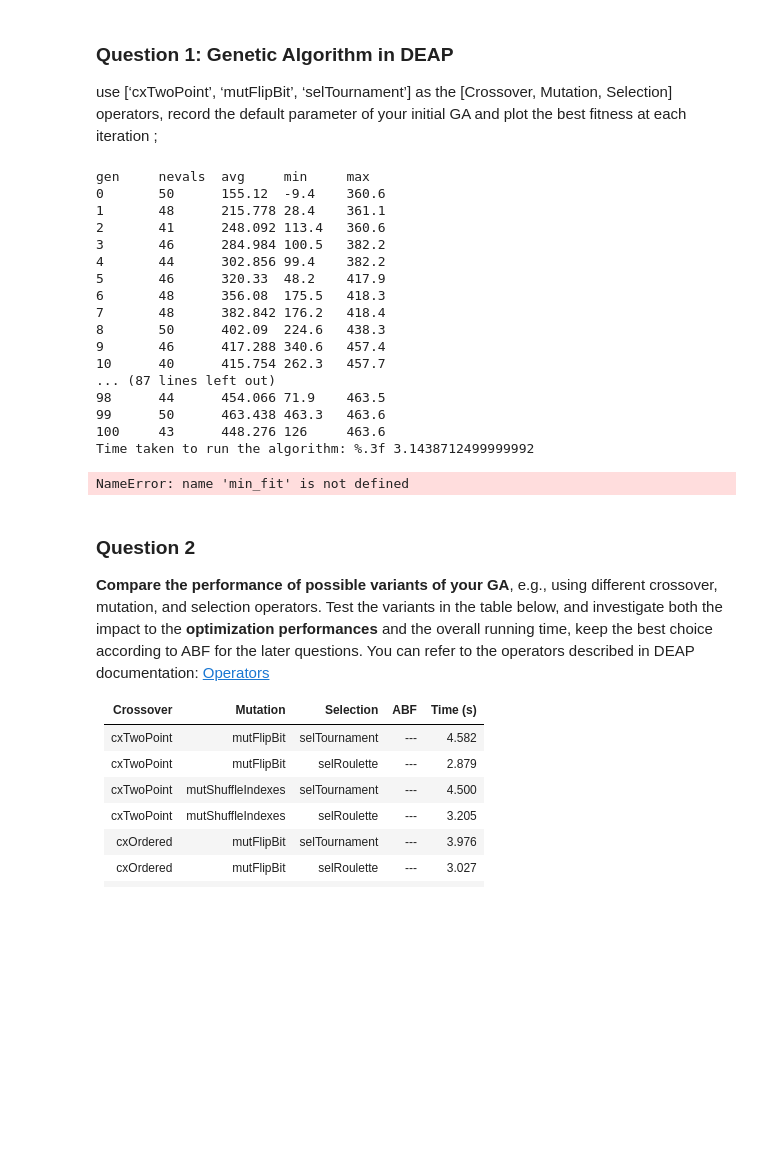
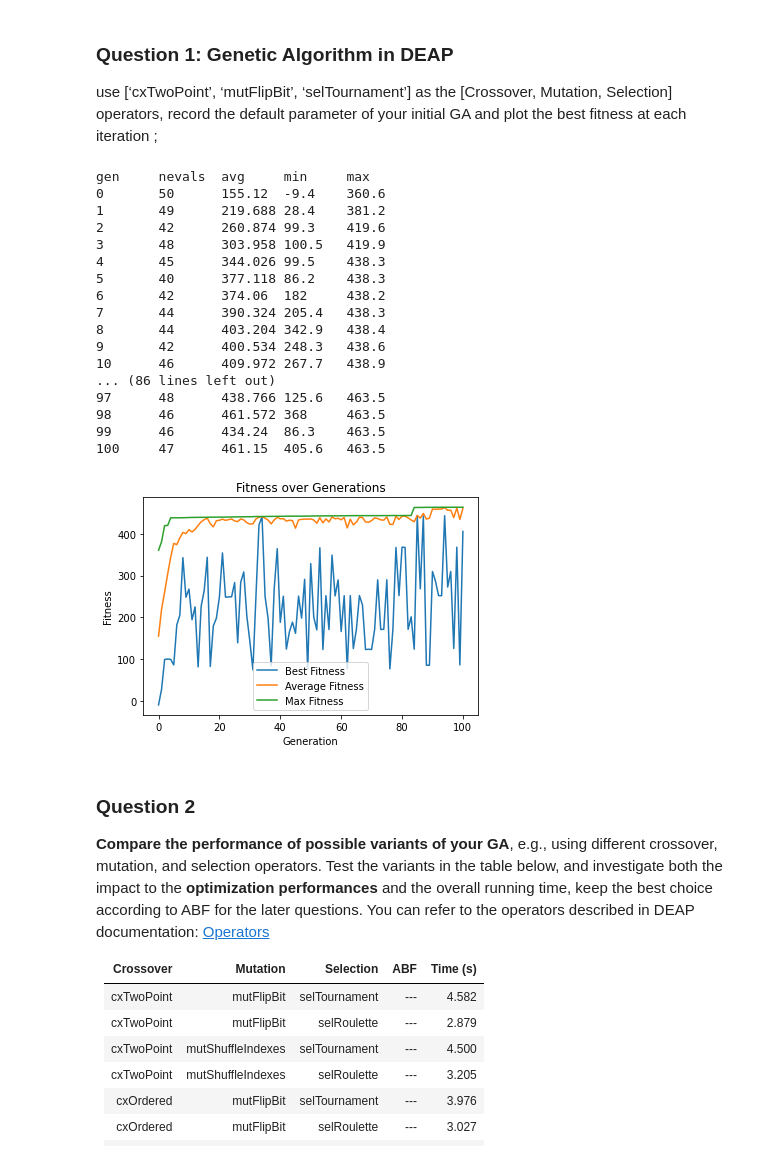
Before and after one commit to grafaelw/1BM120-Assignment14, a Jupyter notebook: Assignment-1/Petrinet.ipynb, the cells around one changed output. Cells and saved outputs as stored; diff of their text form; code cells hidden in the pictures; blank space fills up the shorter version.

```diff
--- a/Assignment-1/Petrinet.ipynb
+++ b/Assignment-1/Petrinet.ipynb
@@ -240,11 +240,8 @@ toolbox.register("individual", tools.initRepeat, creator.Individual,
                  toolbox.attributes, n=PLACES*TRANSITIONS)
 toolbox.register("population", tools.initRepeat, list, toolbox.individual)
 toolbox.register("evaluate", fitness)
-# toolbox.register("mate", tools.cxTwoPoint)
-toolbox.register("mate", tools.cxOrdered)
-# toolbox.register("mutate", tools.mutFlipBit, indpb=0.05)
-toolbox.register("mutate", tools.mutShuffleIndexes, indpb=0.05)
-# toolbox.register("select", tools.selRoulette)
+toolbox.register("mate", tools.cxTwoPoint)
+toolbox.register("mutate", tools.mutFlipBit, indpb=0.05)
 toolbox.register("select", tools.selTournament, tournsize=3)
 
 # Initialize statistics
@@ -253,51 +250,49 @@ stats.register("avg", np.mean)
 stats.register("min", np.min)
 stats.register("max", np.max)
 
 # Initialize the hall of fame
 hof = tools.HallOfFame(HALL_OF_FAME_SIZE)
 
 start_time = time.time()
 # Run the algorithm
 pop = toolbox.population(n=POPULATION_SIZE)
 pop, logbook = algorithms.eaSimple(pop, toolbox, cxpb=P_CROSSOVER, mutpb=P_MUTATION,
                                    ngen=MAX_GENERATIONS, stats=stats, halloffame=hof, verbose=True)
 end_time = time.time()
-print(f"Time taken to run the algorithm: {end_time - start_time:.2f}", )
-# print(f"ABF: {np.mean(min_fit)}")
 
 # Get the best individual
 best_individual = hof[0]
 
 # Plot the best fitness at each generation
 import matplotlib.pyplot as plt
 gen, min_fit, avg_fit, max_fit = logbook.select("gen", "min", "avg", "max")
 plt.plot(gen, min_fit, label="Best Fitness")
 plt.plot(gen, avg_fit, label="Average Fitness")
 plt.plot(gen, max_fit, label="Max Fitness")
 plt.xlabel("Generation")
 plt.ylabel("Fitness")
 plt.title("Fitness over Generations")
 plt.legend()
 plt.show()
 # %% [output]
 gen     nevals  avg     min     max
 0       50      155.12  -9.4    360.6
-1       48      215.778 28.4    361.1
-2       41      248.092 113.4   360.6
-3       46      284.984 100.5   382.2
-4       44      302.856 99.4    382.2
-5       46      320.33  48.2    417.9
-6       48      356.08  175.5   418.3
-7       48      382.842 176.2   418.4
-8       50      402.09  224.6   438.3
-9       46      417.288 340.6   457.4
-10      40      415.754 262.3   457.7
-... (87 lines left out)
-98      44      454.066 71.9    463.5
-99      50      463.438 463.3   463.6
-100     43      448.276 126     463.6
-Time taken to run the algorithm: %.3f 3.1438712499999992
+1       49      219.688 28.4    381.2
+2       42      260.874 99.3    419.6
+3       48      303.958 100.5   419.9
+4       45      344.026 99.5    438.3
+5       40      377.118 86.2    438.3
+6       42      374.06  182     438.2
+7       44      390.324 205.4   438.3
+8       44      403.204 342.9   438.4
+9       42      400.534 248.3   438.6
+10      46      409.972 267.7   438.9
+... (86 lines left out)
+97      48      438.766 125.6   463.5
+98      46      461.572 368     463.5
+99      46      434.24  86.3    463.5
+100     47      461.15  405.6   463.5
-NameError: name 'min_fit' is not defined
+[figure, added]
 # %% [markdown]
 ### Question 2
 **Compare the performance of possible variants of your GA**, e.g., using different crossover, mutation, and selection operators. Test the variants in the table
```
Also changed, not shown: parts of 4 cells of this notebook.
